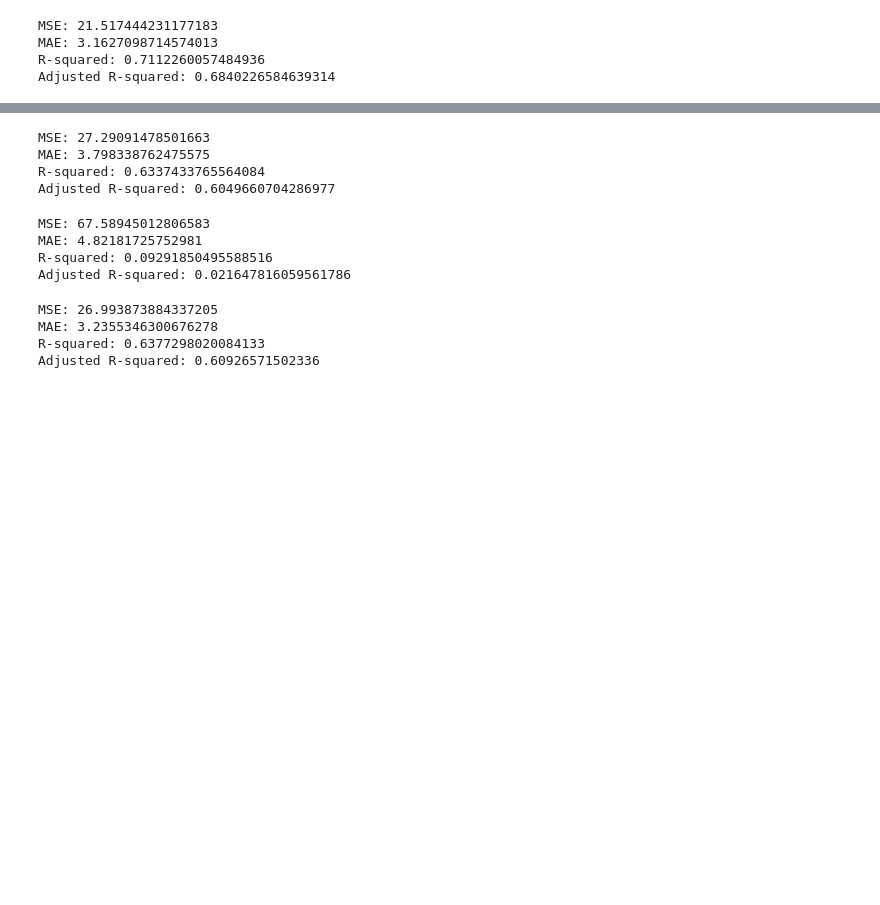
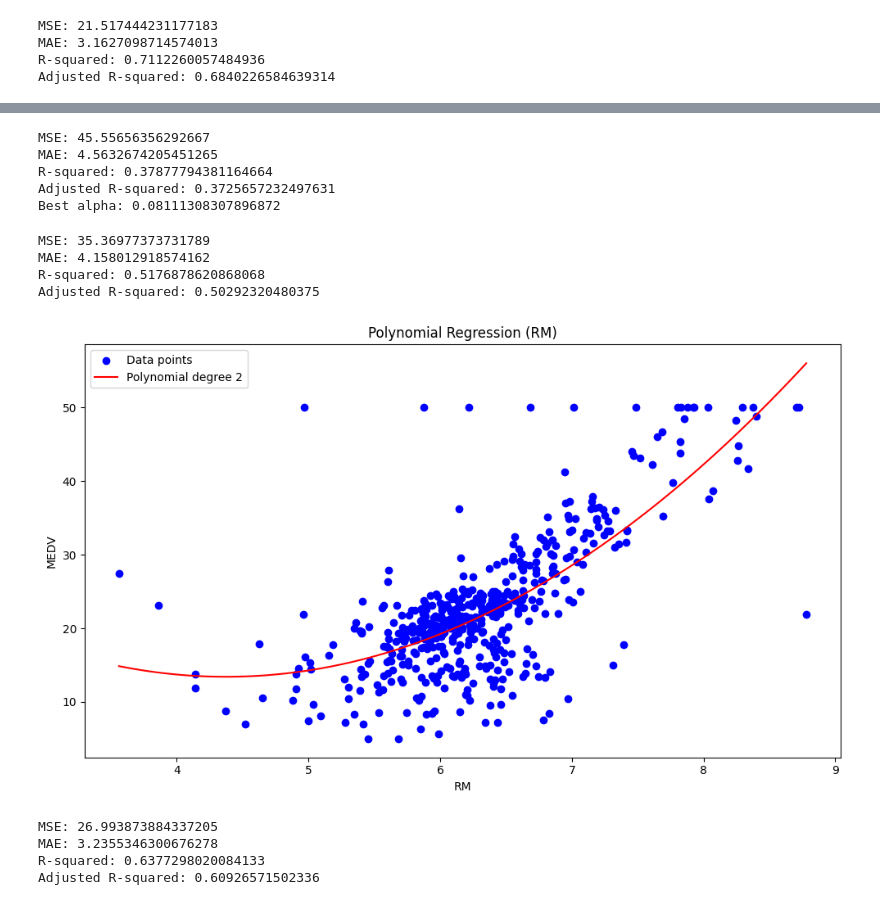
Before and after one commit to savaris/Python_Applications, a Jupyter notebook: Regression_Analysis.ipynb, the cells around one changed output, grey strips where cells are left out. Saved outputs shown, nothing was run; the diff lists cells and outputs as text; code cells hidden in the pictures; blank space fills up the shorter version.

Commit message:
Visual Representation of Regression

```diff
--- a/Regression_Analysis.ipynb
+++ b/Regression_Analysis.ipynb
@@ -230,6 +230,7 @@ Adjusted R-squared: 0.6476599425468326
 # %%
 # Lasso Regression
 from sklearn.linear_model import Lasso
+from sklearn.linear_model import LassoCV
 
 lasso = Lasso(alpha=1.0)
 lasso.fit(X_train, y_train)
@@ -243,36 +244,80 @@ print('MAE:', mean_absolute_error(y_test, y_pred))
 print('R-squared:', r2_score(y_test, y_pred))
 print('Adjusted R-squared:', 1 - (1-r2_score(y_test, y_pred))*
 (len(y_test)-1)/(len(y_test)-X_test.shape[1]-1))
+
+#  Initialize LassoCV to perform cross-validation
+lasso_cv = LassoCV(alphas=np.logspace(-4, 4, 100), cv=5)
+lasso_cv.fit(X_train, y_train)
+
+# Best alpha from cross-validation
+best_alpha = lasso_cv.alpha_
+
+print('Best alpha:', best_alpha)
 # %% [output]
-MSE: 27.29091478501663
-MAE: 3.798338762475575
-R-squared: 0.6337433765564084
-Adjusted R-squared: 0.6049660704286977
+MSE: 45.55656356292667
+MAE: 4.5632674205451265
+R-squared: 0.37877794381164664
+Adjusted R-squared: 0.3725657232497631
+Best alpha: 0.08111308307896872
 # %%
 # Polynomial Regression
 from sklearn.preprocessing import PolynomialFeatures
 from sklearn.linear_model import LinearRegression
 
-poly_features = PolynomialFeatures(degree=2)
-X_poly = poly_features.fit_transform(X_train)
+X = df2[['RM']].values
+y = df2['MEDV'].values
 
+# Split the data
+X_train, X_test, y_train, y_test = train_test_split(X, y, test_size=0.2,
+                                                    random_state=42)
+
+# Transform the features to include polynomial terms
+degree = 2
+poly_features = PolynomialFeatures(degree=degree)
+X_train_poly = poly_features.fit_transform(X_train)
+X_test_poly = poly_features.transform(X_test)
+
+# Train the polynomial regression model
 poly_reg = LinearRegression()
-poly_reg.fit(X_poly, y_train)
+poly_reg.fit(X_train_poly, y_train)
 
-X_test_poly = poly_features.fit_transform(X_test)
+# Make predictions
 y_pred = poly_reg.predict(X_test_poly)
 mse = mean_squared_error(y_test, y_pred)
 
 print('MSE:', mse)
 print('MAE:', mean_absolute_error(y_test, y_pred))
 print('R-squared:', r2_score(y_test, y_pred))
-print('Adjusted R-squared:', 1 - (1-r2_score(y_test, y_pred))*
-(len(y_test)-1)/(len(y_test)-X_test.shape[1]-1))
+print('Adjusted R-squared:', 1 - (1 - r2_score(y_test, y_pred)) *
+      (len(y_test) - 1) / (len(y_test) - X_test_poly.shape[1] - 1))
+
+# For visualization, we'll plot based on the 'RM' feature
+
+plt.figure(figsize=(10, 6))
+
+# Plotting for 'RM'
+plt.scatter(X, y, color='blue', label='Data points')
+
+# Generate predictions for plotting
+X_range_rm = np.linspace(X.min(), X.max(), 100).reshape(-1, 1)
+X_range_poly_rm = poly_features.transform(X_range_rm)
+y_range_pred_rm = poly_reg.predict(X_range_poly_rm)
+
+plt.plot(X_range_rm, y_range_pred_rm, color='red',
+         label=f'Polynomial degree {degree}')
+plt.xlabel('RM')
+plt.ylabel('MEDV')
+plt.legend()
+plt.title('Polynomial Regression (RM)')
+
+plt.tight_layout()
+plt.show()
 # %% [output]
-MSE: 67.58945012806583
-MAE: 4.82181725752981
-R-squared: 0.09291850495588516
-Adjusted R-squared: 0.021647816059561786
+MSE: 35.36977373731789
+MAE: 4.158012918574162
+R-squared: 0.5176878620868068
+Adjusted R-squared: 0.50292320480375
+[figure, added]
 # %%
 # SVR Regression
 from sklearn.svm import SVR
```
Also changed, not shown: parts of 3 cells of this notebook.
